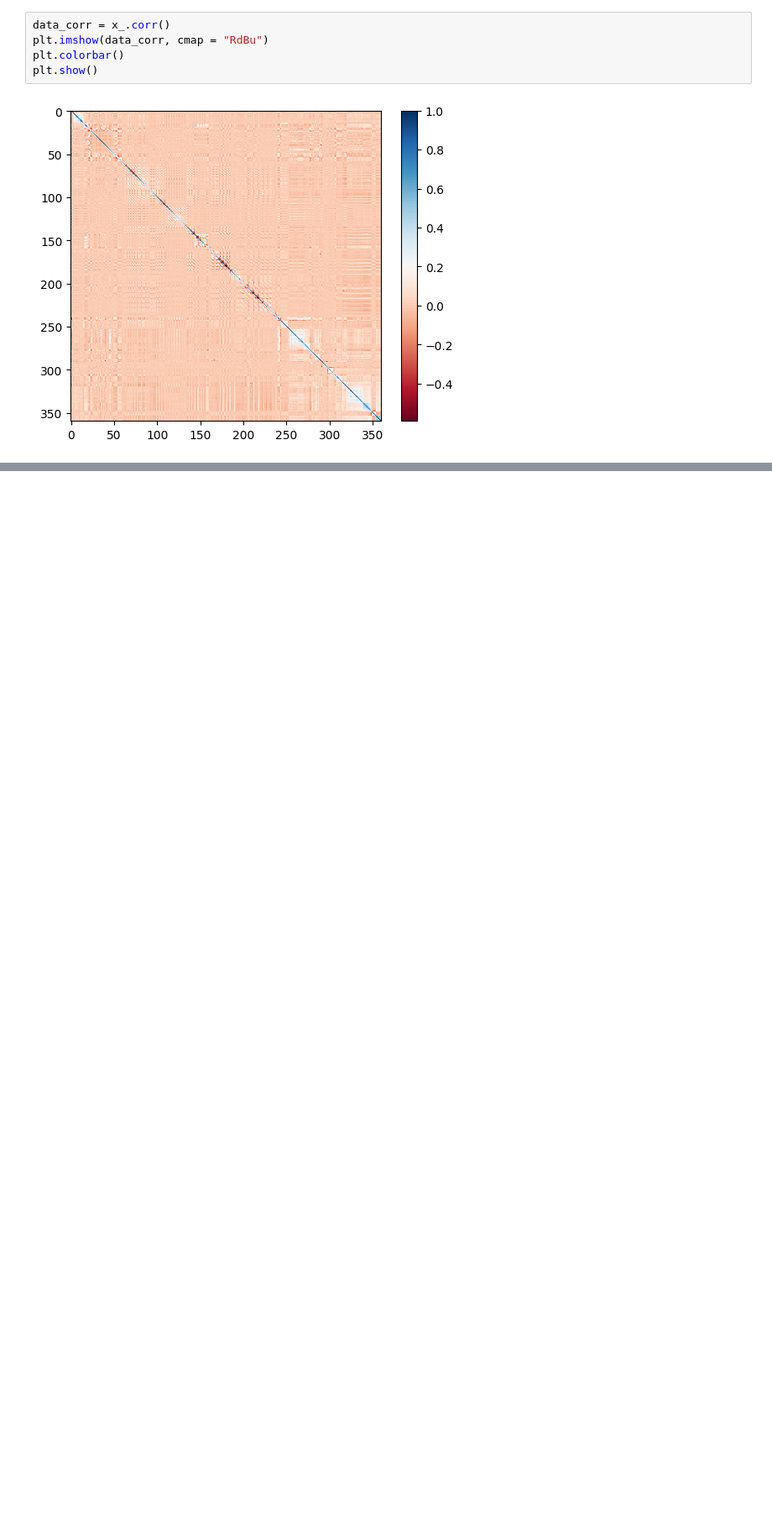
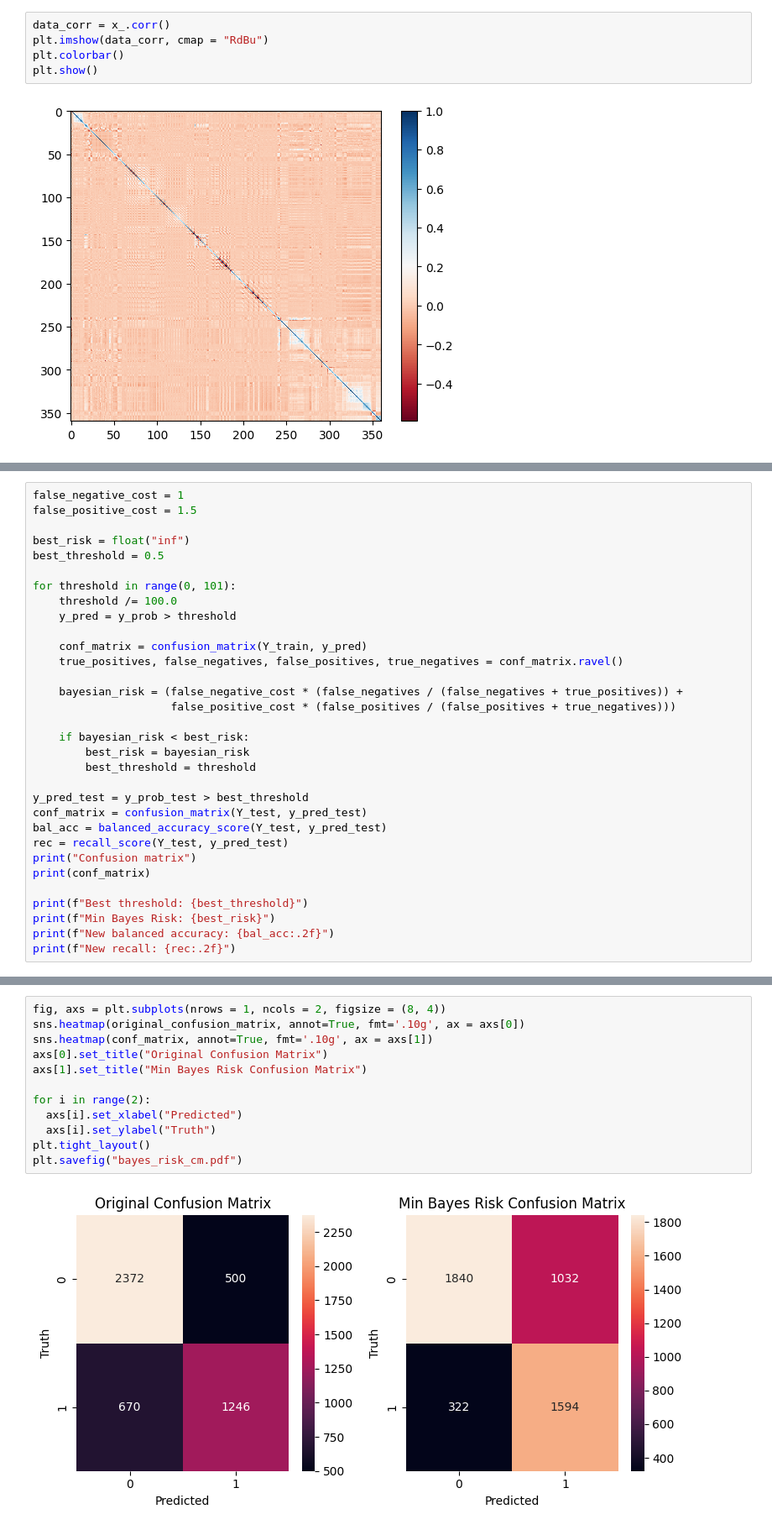
Before and after one commit to GiovaniValdrighi/school_eval_ethical, a Jupyter notebook: notebooks/modelling.ipynb, the cells around one changed output, grey strips where cells are left out. Shown at 84% size. Drawn from its saved outputs; the diff is of its cells as text; blank space fills up the shorter version.

```diff
--- a/notebooks/modelling.ipynb
+++ b/notebooks/modelling.ipynb
@@ -357,0 +747,32 @@ lgbm:
+# %%
+false_negative_cost = 1
+false_positive_cost = 1.5
+
+best_risk = float("inf")
+best_threshold = 0.5
+
+for threshold in range(0, 101):
+    threshold /= 100.0
+    y_pred = y_prob > threshold
+
+    conf_matrix = confusion_matrix(Y_train, y_pred)
+    true_positives, false_negatives, false_positives, true_negatives = conf_matrix.ravel()
+
+    bayesian_risk = (false_negative_cost * (false_negatives / (false_negatives + true_positives)) +
+                     false_positive_cost * (false_positives / (false_positives + true_negatives)))
+
+    if bayesian_risk < best_risk:
+        best_risk = bayesian_risk
+        best_threshold = threshold
+
+y_pred_test = y_prob_test > best_threshold
+conf_matrix = confusion_matrix(Y_test, y_pred_test)
+bal_acc = balanced_accuracy_score(Y_test, y_pred_test)
+rec = recall_score(Y_test, y_pred_test)
+print("Confusion matrix")
+print(conf_matrix)
+
+print(f"Best threshold: {best_threshold}")
+print(f"Min Bayes Risk: {best_risk}")
+print(f"New balanced accuracy: {bal_acc:.2f}")
+print(f"New recall: {rec:.2f}")
@@ -357,0 +787,14 @@ lgbm:
+# %%
+fig, axs = plt.subplots(nrows = 1, ncols = 2, figsize = (8, 4))
+sns.heatmap(original_confusion_matrix, annot=True, fmt='.10g', ax = axs[0])
+sns.heatmap(conf_matrix, annot=True, fmt='.10g', ax = axs[1])
+axs[0].set_title("Original Confusion Matrix")
+axs[1].set_title("Min Bayes Risk Confusion Matrix")
+
+for i in range(2):
+  axs[i].set_xlabel("Predicted")
+  axs[i].set_ylabel("Truth")
+plt.tight_layout()
+plt.savefig("bayes_risk_cm.pdf")
+# %% [output]
+[figure, added]
```
Also changed, not shown: parts of 86 cells of this notebook.
